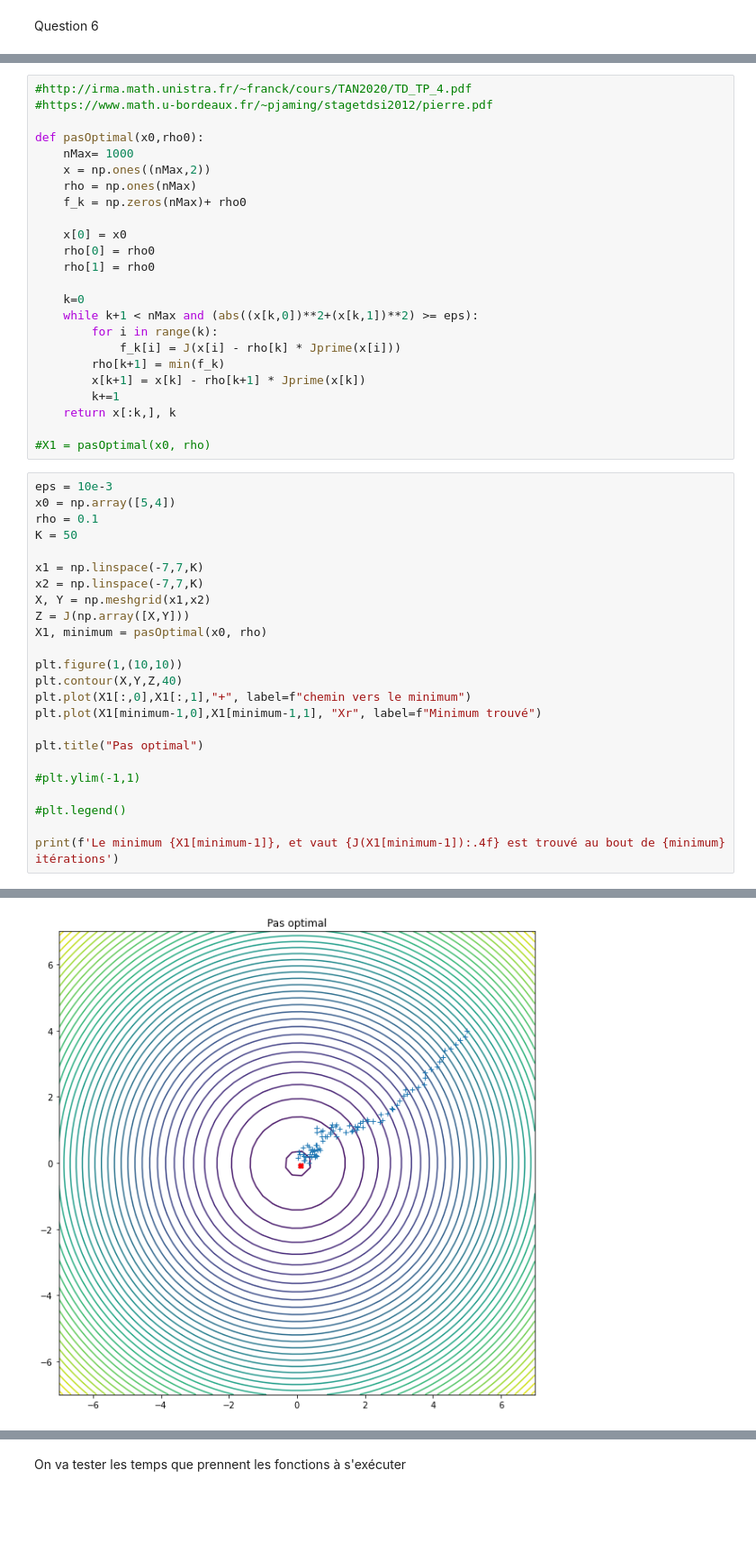
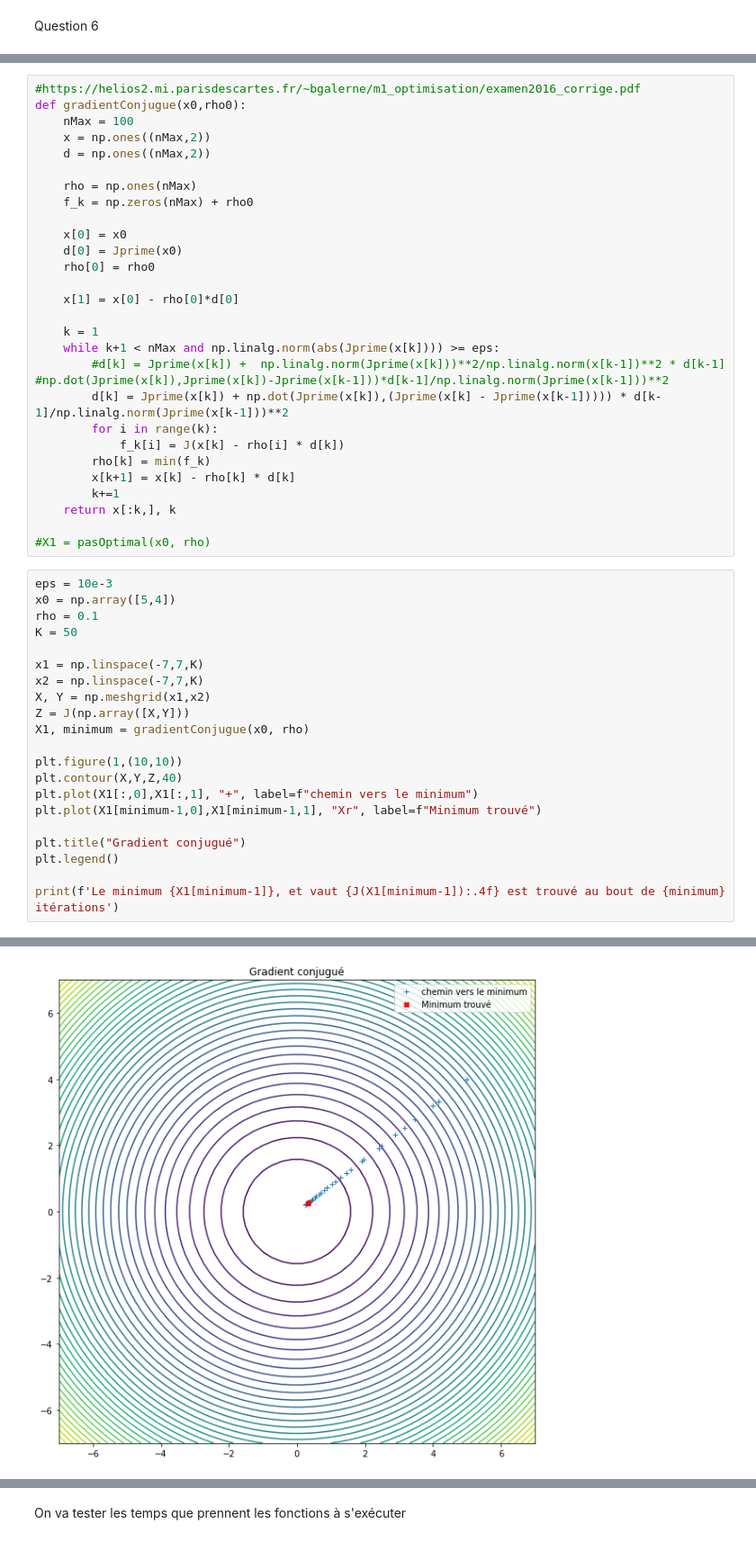
Before and after one commit to garancerx/optimisation_projet, a Jupyter notebook: projet_opti.ipynb, the cells around one changed output, grey strips where cells are left out. Shown at 90% size. Cells and saved outputs as stored; diff of their text form; blank space fills up the shorter version.

```diff
--- a/projet_opti.ipynb
+++ b/projet_opti.ipynb
@@ -176,23 +260,27 @@ Le minimum [0.09007199 0.07205759], et vaut 0.0133 est trouvé au bout de 19 it
 # %%
-#http://irma.math.unistra.fr/~franck/cours/TAN2020/TD_TP_4.pdf
-#https://www.math.u-bordeaux.fr/~pjaming/stagetdsi2012/pierre.pdf
+#https://helios2.mi.parisdescartes.fr/~bgalerne/m1_optimisation/examen2016_corrige.pdf
+def gradientConjugue(x0,rho0):
+    nMax = 100
+    x = np.ones((nMax,2))
+    d = np.ones((nMax,2))
 
-def pasOptimal(x0,rho0):
-    nMax= 1000
-    x = np.ones((nMax,2))
     rho = np.ones(nMax)
-    f_k = np.zeros(nMax)+ rho0
+    f_k = np.zeros(nMax) + rho0
 
     x[0] = x0
+    d[0] = Jprime(x0)
     rho[0] = rho0
-    rho[1] = rho0
 
-    k=0
-    while k+1 < nMax and (abs((x[k,0])**2+(x[k,1])**2) >= eps):
+    x[1] = x[0] - rho[0]*d[0]
+
+    k = 1
+    while k+1 < nMax and np.linalg.norm(abs(Jprime(x[k]))) >= eps:
+        #d[k] = Jprime(x[k]) +  np.linalg.norm(Jprime(x[k]))**2/np.linalg.norm(x[k-1])**2 * d[k-1] #np.dot(Jprime(x[k]),Jprime(x[k])-Jprime(x[k-1]))*d[k-1]/np.linalg.norm(Jprime(x[k-1]))**2
+        d[k] = Jprime(x[k]) + np.dot(Jprime(x[k]),(Jprime(x[k] - Jprime(x[k-1])))) * d[k-1]/np.linalg.norm(Jprime(x[k-1]))**2
         for i in range(k):
-            f_k[i] = J(x[i] - rho[k] * Jprime(x[i]))
-        rho[k+1] = min(f_k)
-        x[k+1] = x[k] - rho[k+1] * Jprime(x[k])
+            f_k[i] = J(x[k] - rho[i] * d[k])
+        rho[k] = min(f_k)
+        x[k+1] = x[k] - rho[k] * d[k]
         k+=1
     return x[:k,], k
 
@@ -207,18 +295,15 @@ x1 = np.linspace(-7,7,K)
 x2 = np.linspace(-7,7,K)
 X, Y = np.meshgrid(x1,x2)
 Z = J(np.array([X,Y]))
-X1, minimum = pasOptimal(x0, rho)
+X1, minimum = gradientConjugue(x0, rho)
 
 plt.figure(1,(10,10))
 plt.contour(X,Y,Z,40)
-plt.plot(X1[:,0],X1[:,1],"+", label=f"chemin vers le minimum")
+plt.plot(X1[:,0],X1[:,1], "+", label=f"chemin vers le minimum")
 plt.plot(X1[minimum-1,0],X1[minimum-1,1], "Xr", label=f"Minimum trouvé")
 
-plt.title("Pas optimal")
-
-#plt.ylim(-1,1)
-
-#plt.legend()
+plt.title("Gradient conjugué")
+plt.legend()
 
 print(f'Le minimum {X1[minimum-1]}, et vaut {J(X1[minimum-1]):.4f} est trouvé au bout de {minimum} itérations')
 # %% [output]
@@ -226 +311 @@ Le minimum [ 0.09867964 -0.07197856], et vaut 5.9654 est trouvé au bout de 96 i
-[figure, old version]
+[figure, new version]
```
Also changed, not shown: parts of 39 cells of this notebook.
